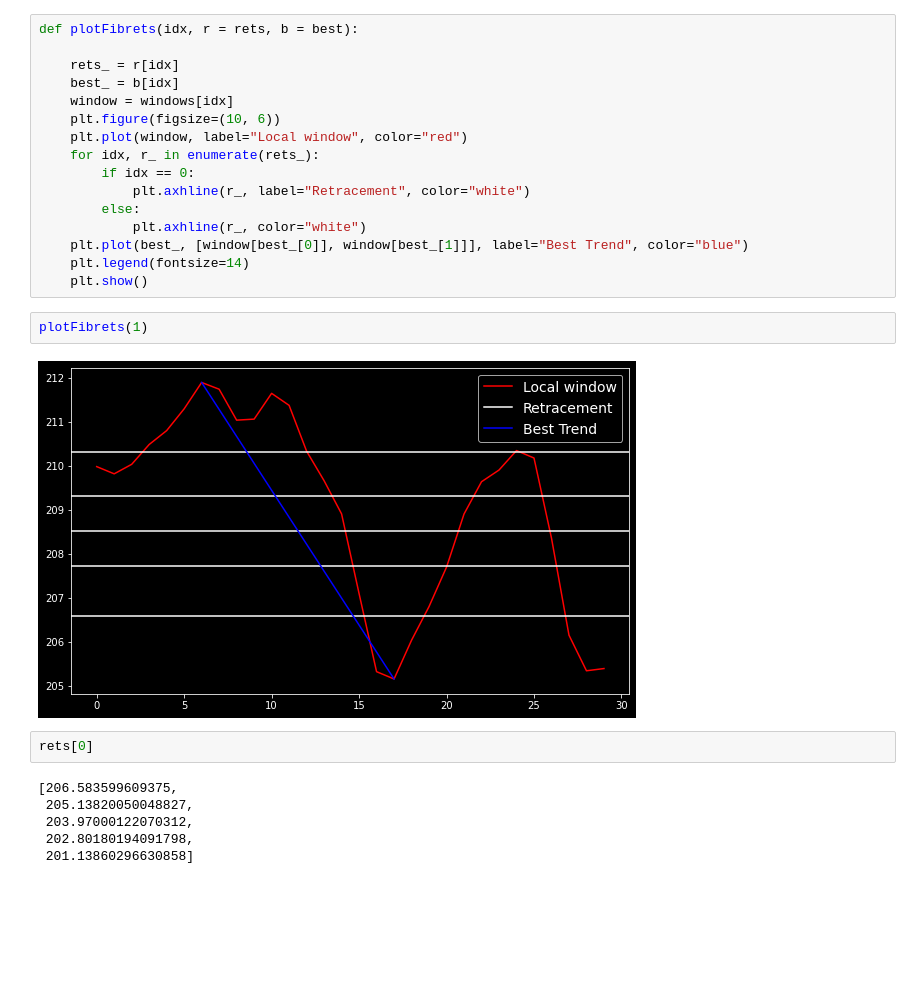
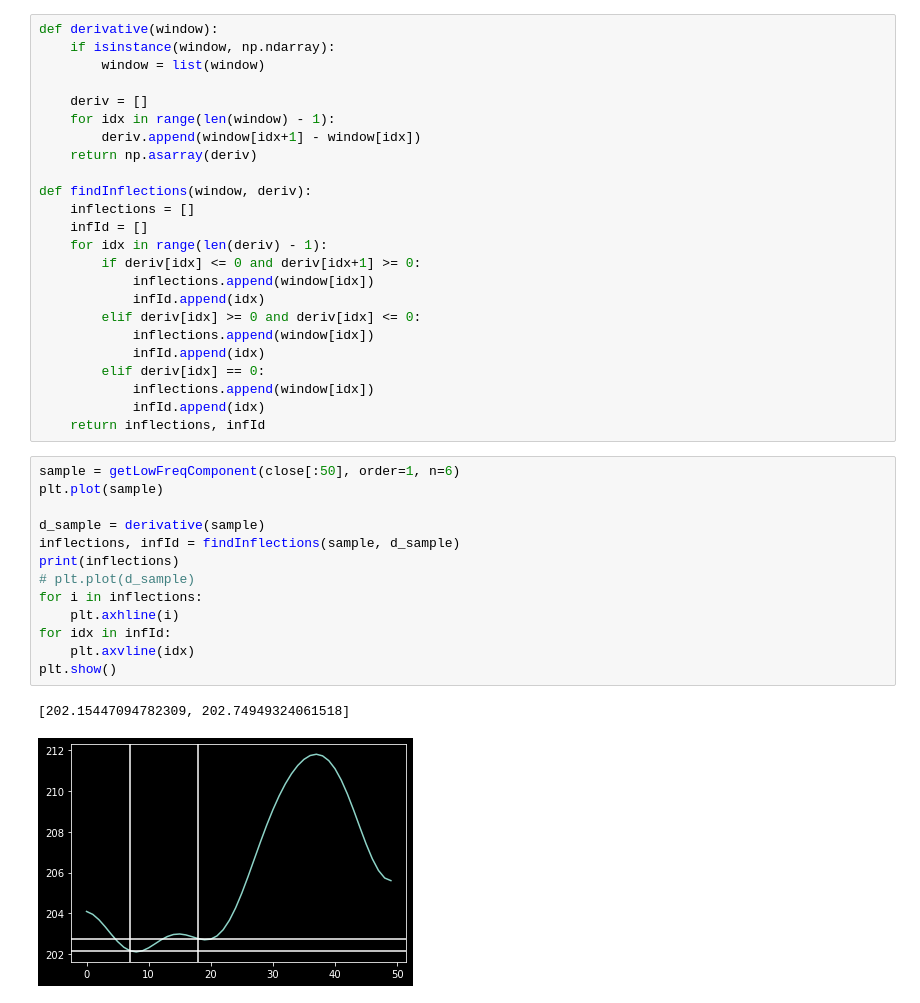
Before and after one commit to HarishBachu/MultiStep-Stock-Prediction, a Jupyter notebook: trial.ipynb, the cells around one changed output. Cells and saved outputs as stored; diff of their text form; blank space fills up the shorter version.

```diff
--- a/trial.ipynb
+++ b/trial.ipynb
@@ -52,28 +42,40 @@ for start in range(len(close)//30):
-# %%
-def plotFibrets(idx, r = rets, b = best):
-
-    rets_ = r[idx]
-    best_ = b[idx]
-    window = windows[idx]
-    plt.figure(figsize=(10, 6))
-    plt.plot(window, label="Local window", color="red")
-    for idx, r_ in enumerate(rets_):
-        if idx == 0:
-            plt.axhline(r_, label="Retracement", color="white")
-        else:
-            plt.axhline(r_, color="white")
-    plt.plot(best_, [window[best_[0]], window[best_[1]]], label="Best Trend", color="blue")
-    plt.legend(fontsize=14)
-    plt.show()
-# %%
-plotFibrets(1)
-# %% [output]
-[figure, removed]
-# %%
-rets[0]
-# %% [output]
-[206.583599609375,
- 205.13820050048827,
- 203.97000122070312,
- 202.80180194091798,
- 201.13860296630858]
+# %%
+def derivative(window):
+    if isinstance(window, np.ndarray):
+        window = list(window)
+
+    deriv = []
+    for idx in range(len(window) - 1):
+        deriv.append(window[idx+1] - window[idx])
+    return np.asarray(deriv)
+
+def findInflections(window, deriv):
+    inflections = []
+    infId = []
+    for idx in range(len(deriv) - 1):
+        if deriv[idx] <= 0 and deriv[idx+1] >= 0:
+            inflections.append(window[idx])
+            infId.append(idx)
+        elif deriv[idx] >= 0 and deriv[idx] <= 0:
+            inflections.append(window[idx])
+            infId.append(idx)
+        elif deriv[idx] == 0:
+            inflections.append(window[idx])
+            infId.append(idx)
+    return inflections, infId
+# %%
+sample = getLowFreqComponent(close[:50], order=1, n=6)
+plt.plot(sample)
+
+d_sample = derivative(sample)
+inflections, infId = findInflections(sample, d_sample)
+print(inflections)
+# plt.plot(d_sample)
+for i in inflections:
+    plt.axhline(i)
+for idx in infId:
+    plt.axvline(idx)
+plt.show()
+# %% [output]
+[202.15447094782309, 202.74949324061518]
+[figure, added]
```
Also changed, not shown: parts of 5 cells of this notebook.
